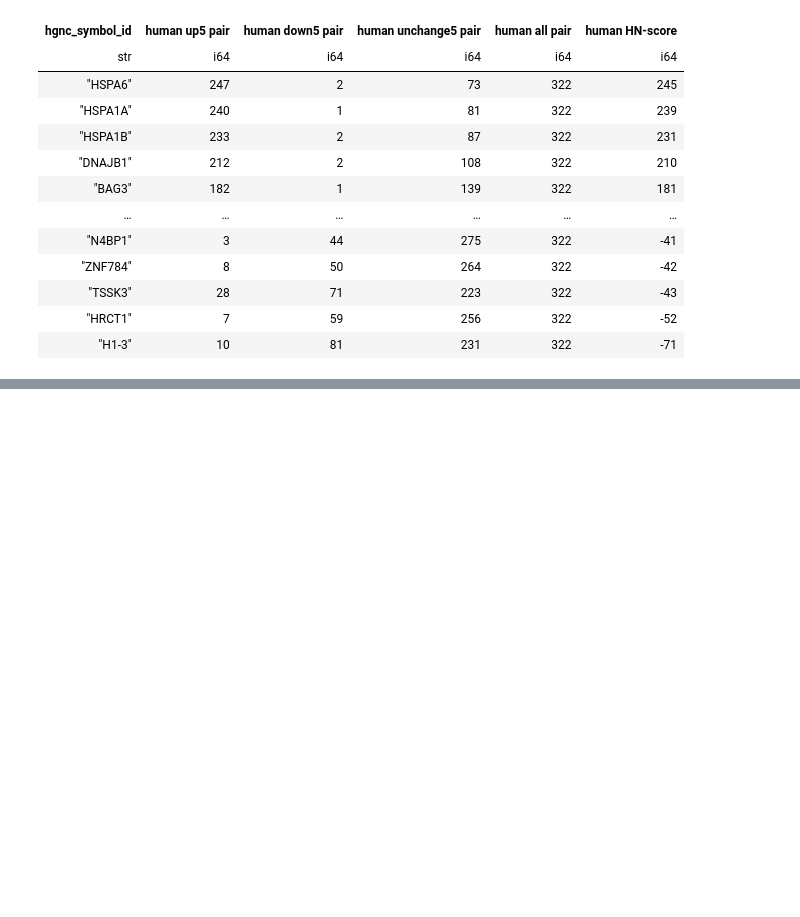
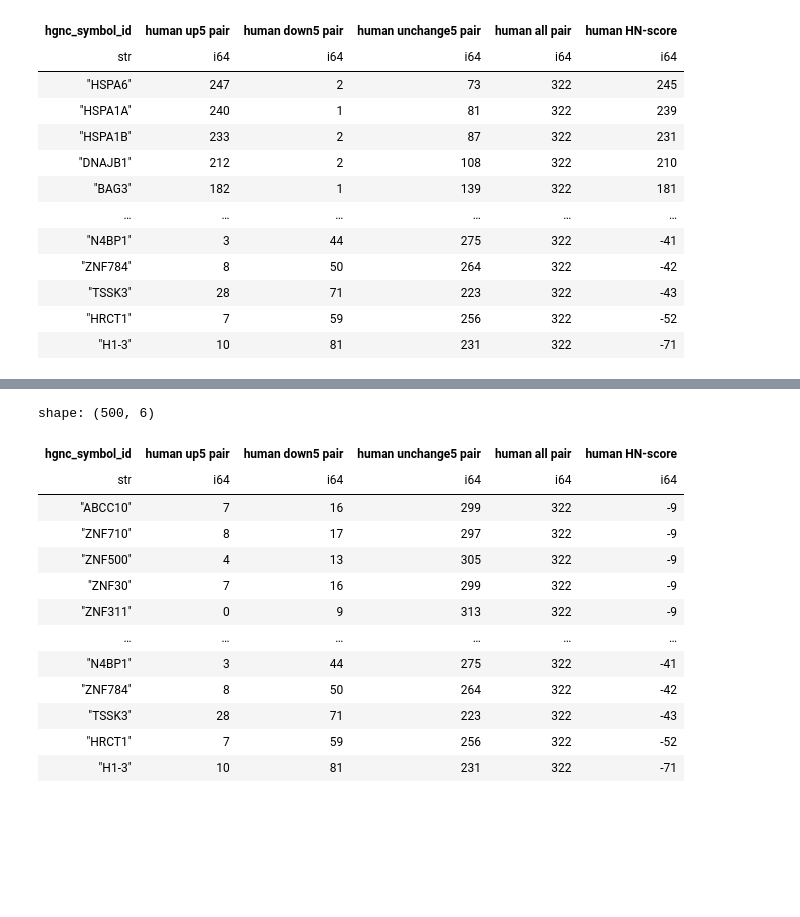
Before and after one commit to yonesora56/HS_rice_analysis, a Jupyter notebook: notebooks/15_add_human_HN-score.ipynb, the cells around one changed output, grey strips where cells are left out. Drawn from its saved outputs; the diff is of its cells as text; code cells hidden in the pictures; blank space fills up the shorter version.

```diff
--- a/notebooks/15_add_human_HN-score.ipynb
+++ b/notebooks/15_add_human_HN-score.ipynb
@@ -44,3 +70,24 @@ shape: (19_705, 6)
+# %%
+HNscore_human_bottom_500 = HNscore_human.tail(500)
+
+bottom_500_genes = HNscore_human_bottom_500["hgnc_symbol_id"]
+
+display(HNscore_human_bottom_500)
+# %% [output]
+shape: (500, 6)
+| hgnc_symbol_id | human up5 pair | human down5 pair | human unchange5 pair | human all pair | human HN-score |
+| str | i64 | i64 | i64 | i64 | i64 |
+| "ABCC10" | 7 | 16 | 299 | 322 | -9 |
+| "ZNF710" | 8 | 17 | 297 | 322 | -9 |
+| "ZNF500" | 4 | 13 | 305 | 322 | -9 |
+| "ZNF30" | 7 | 16 | 299 | 322 | -9 |
+| "ZNF311" | 0 | 9 | 313 | 322 | -9 |
+| … | … | … | … | … | … |
+| "N4BP1" | 3 | 44 | 275 | 322 | -41 |
+| "ZNF784" | 8 | 50 | 264 | 322 | -42 |
+| "TSSK3" | 28 | 71 | 223 | 322 | -43 |
+| "HRCT1" | 7 | 59 | 256 | 322 | -52 |
+| "H1-3" | 10 | 81 | 231 | 322 | -71 |
 # %% [markdown]
 &nbsp;
 
```
Also changed, not shown: parts of 8 cells of this notebook.
